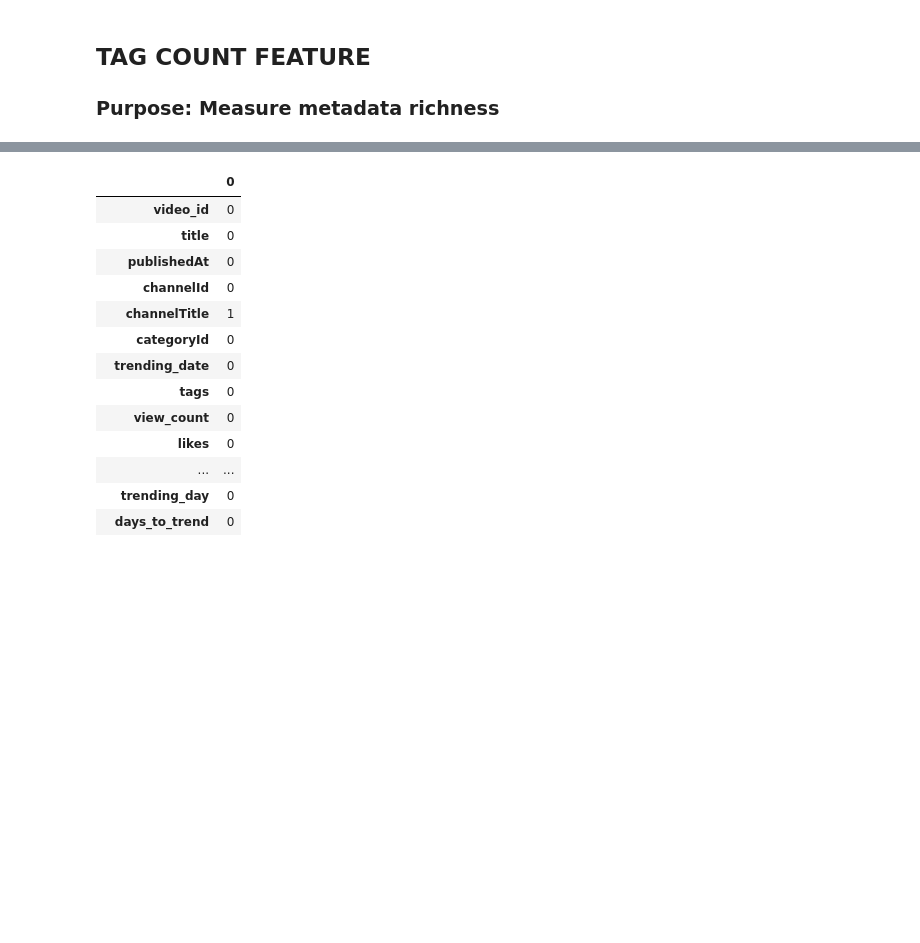
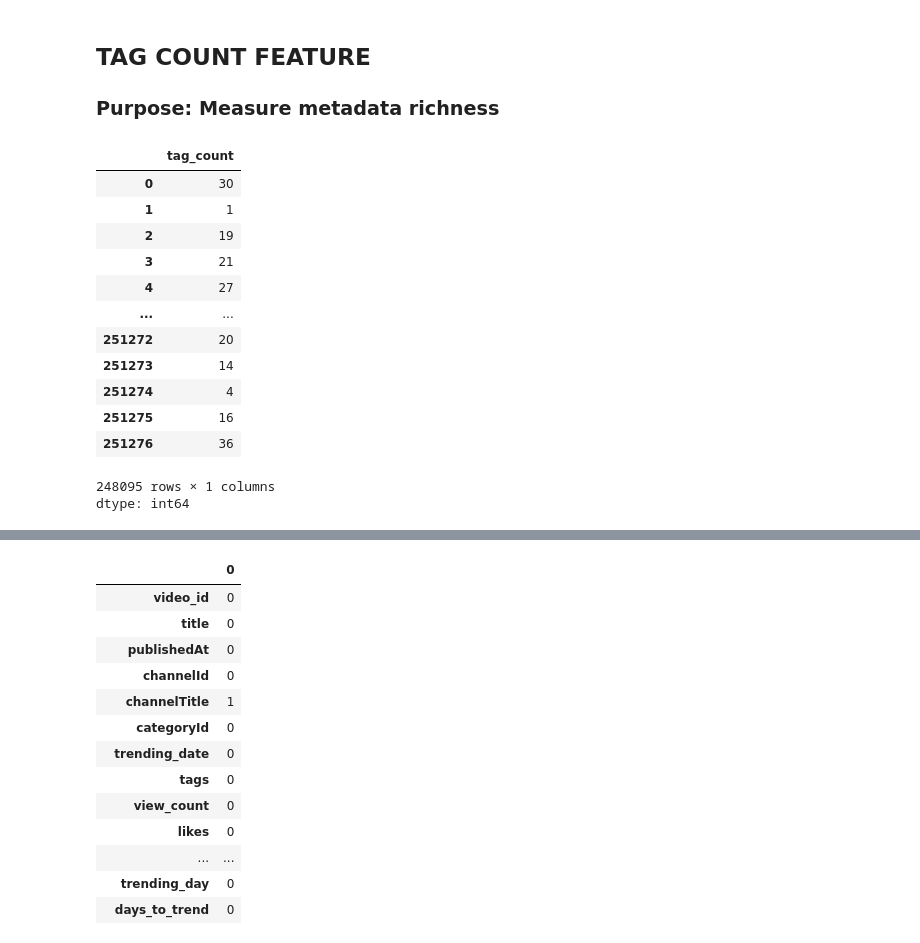
Before and after one commit to pankaj-cod/SectionD_Team16_YoutubeTrending, a Jupyter notebook: notebooks/02_cleaning.ipynb, the cells around one changed output, grey strips where cells are left out. Saved outputs shown, nothing was run; the diff lists cells and outputs as text; code cells hidden in the pictures; blank space fills up the shorter version.

```diff
--- a/notebooks/02_cleaning_ipynb.ipynb
+++ b/notebooks/02_cleaning.ipynb
@@ -189,7 +189,24 @@ df['tags'] = df['tags'].apply(remove_duplicate_words)
 ## TAG COUNT FEATURE
 ### Purpose: Measure metadata richness
 # %%
-df['tag_count'] = df['tags'].apply(lambda x: 0 if x == '[none]' else len(x.split('|')))
+df['tag_count'] = df['tags'].apply(lambda x: 0 if x == '[none]' else len(x.split(' ')))
+# %%
+df['tag_count']
+# %% [output]
+|  | tag_count |
+| 0 | 30 |
+| 1 | 1 |
+| 2 | 19 |
+| 3 | 21 |
+| 4 | 27 |
+| ... | ... |
+| 251272 | 20 |
+| 251273 | 14 |
+| 251274 | 4 |
+| 251275 | 16 |
+| 251276 | 36 |
+248095 rows × 1 columns
+dtype: int64
 # %%
 df.sample(10)
 # %% [output]
```
Also changed, not shown: parts of 7 cells of this notebook.
